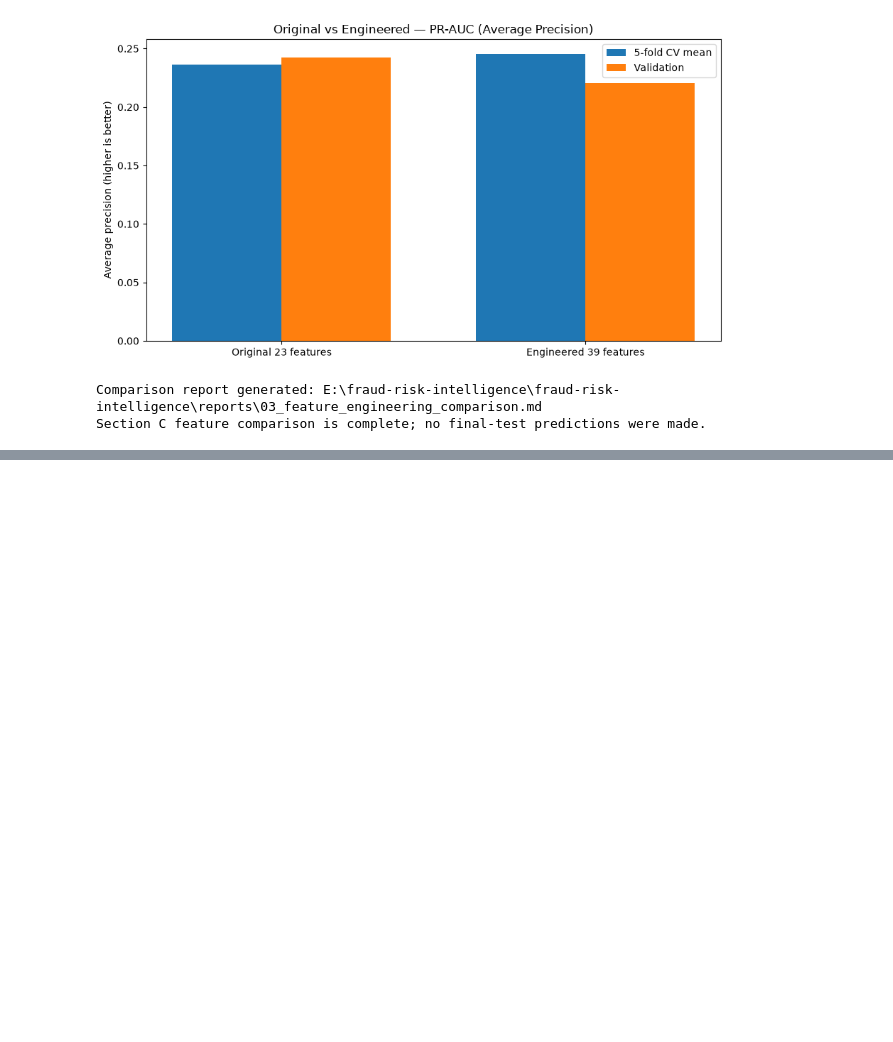
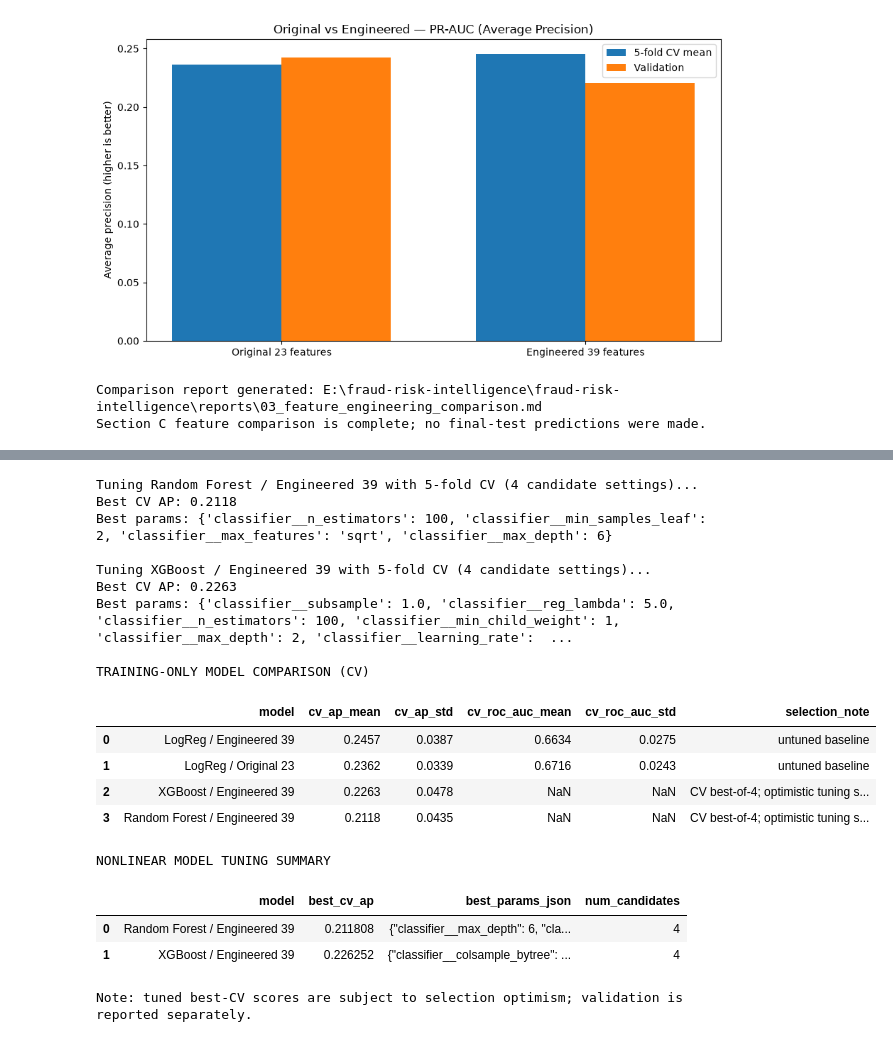
Before and after one commit to sasa312002/fraud-risk-intelligence, a Jupyter notebook: notebooks/01_fraud_risk_analysis.ipynb, the cells around one changed output, grey strips where cells are left out. Drawn from its saved outputs; the diff is of its cells as text; code cells hidden in the pictures; blank space fills up the shorter version.

```diff
--- a/notebooks/01_fraud_risk_analysis.ipynb
+++ b/notebooks/01_fraud_risk_analysis.ipynb
@@ -3969,0 +4064,70 @@ Section C feature comparison is complete; no final-test predictions were made.
+# %%
+# ============================================================
+# Cell 38 — RandomizedSearchCV: Random Forest & XGBoost
+# ============================================================
+section_d_search_rows = []
+section_d_search_objects = {}
+
+for name, (pipeline, search_space) in section_d_tuned.items():
+    print(f"\nTuning {name} with 5-fold CV (4 candidate settings)...")
+    search = RandomizedSearchCV(
+        estimator=pipeline, param_distributions=search_space, n_iter=4,
+        scoring="average_precision", cv=section_d_cv,
+        refit=True, n_jobs=1, random_state=42,
+        error_score="raise", return_train_score=False,
+    )
+    search.fit(X_train_d, y_train_d)
+    section_d_search_objects[name] = search
+    section_d_fitted_models[name] = search.best_estimator_
+
+    i_best = search.best_index_
+    cv_data = search.cv_results_
+    best_ap_folds = [float(cv_data[f"split{i}_test_score"][i_best]) for i in range(5)]
+    for fold, ap in enumerate(best_ap_folds, start=1):
+        section_d_fold_rows.append({"model": name, "fold": fold,
+                                    "average_precision": ap, "roc_auc": np.nan})
+    section_d_cv_rows.append({
+        "model": name, "cv_ap_mean": float(np.mean(best_ap_folds)),
+        "cv_ap_std": float(np.std(best_ap_folds)),
+        "cv_roc_auc_mean": np.nan, "cv_roc_auc_std": np.nan,
+        "selection_note": "CV best-of-4; optimistic tuning score",
+    })
+    section_d_search_rows.append({
+        "model": name, "best_cv_ap": float(search.best_score_),
+        "best_params_json": json.dumps(search.best_params_, sort_keys=True),
+        "num_candidates": len(cv_data["params"]),
+    })
+    print(f"Best CV AP: {search.best_score_:.4f}")
+    print("Best params:", search.best_params_)
+
+section_d_cv_summary = pd.DataFrame(section_d_cv_rows).sort_values(
+    "cv_ap_mean", ascending=False
+).reset_index(drop=True)
+section_d_search_summary = pd.DataFrame(section_d_search_rows)
+section_d_fold_summary = pd.DataFrame(section_d_fold_rows)
+
+print("\nTRAINING-ONLY MODEL COMPARISON (CV)")
+display(section_d_cv_summary.round(4))
+print("\nNONLINEAR MODEL TUNING SUMMARY")
+display(section_d_search_summary)
+print("Note: tuned best-CV scores are subject to selection optimism; validation is reported separately.")
+# %% [output]
+Tuning Random Forest / Engineered 39 with 5-fold CV (4 candidate settings)...
+Best CV AP: 0.2118
+Best params: {'classifier__n_estimators': 100, 'classifier__min_samples_leaf': 2, 'classifier__max_features': 'sqrt', 'classifier__max_depth': 6}
+
+Tuning XGBoost / Engineered 39 with 5-fold CV (4 candidate settings)...
+Best CV AP: 0.2263
+Best params: {'classifier__subsample': 1.0, 'classifier__reg_lambda': 5.0, 'classifier__n_estimators': 100, 'classifier__min_child_weight': 1, 'classifier__max_depth': 2, 'classifier__learning_rate':  ...
+
+TRAINING-ONLY MODEL COMPARISON (CV)
+|  | model | cv_ap_mean | cv_ap_std | cv_roc_auc_mean | cv_roc_auc_std | selection_note |
+| 0 | LogReg / Engineered 39 | 0.2457 | 0.0387 | 0.6634 | 0.0275 | untuned baseline |
+| 1 | LogReg / Original 23 | 0.2362 | 0.0339 | 0.6716 | 0.0243 | untuned baseline |
+| 2 | XGBoost / Engineered 39 | 0.2263 | 0.0478 | NaN | NaN | CV best-of-4; optimistic tuning s... |
+| 3 | Random Forest / Engineered 39 | 0.2118 | 0.0435 | NaN | NaN | CV best-of-4; optimistic tuning s... |
+NONLINEAR MODEL TUNING SUMMARY
+|  | model | best_cv_ap | best_params_json | num_candidates |
+| 0 | Random Forest / Engineered 39 | 0.211808 | {"classifier__max_depth": 6, "cla... | 4 |
+| 1 | XGBoost / Engineered 39 | 0.226252 | {"classifier__colsample_bytree": ... | 4 |
+Note: tuned best-CV scores are subject to selection optimism; validation is reported separately.
```
Also changed, not shown: parts of 10 cells of this notebook, 11 other files.
